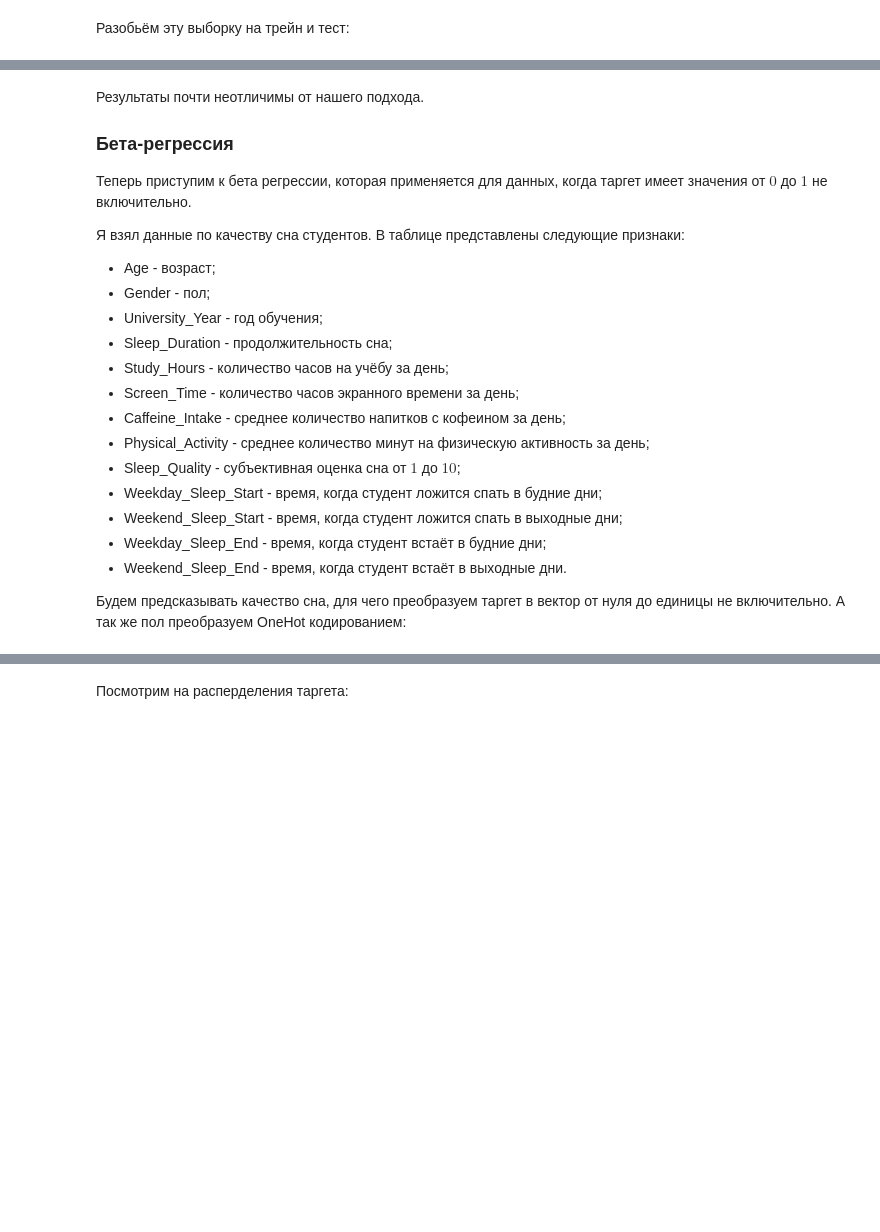
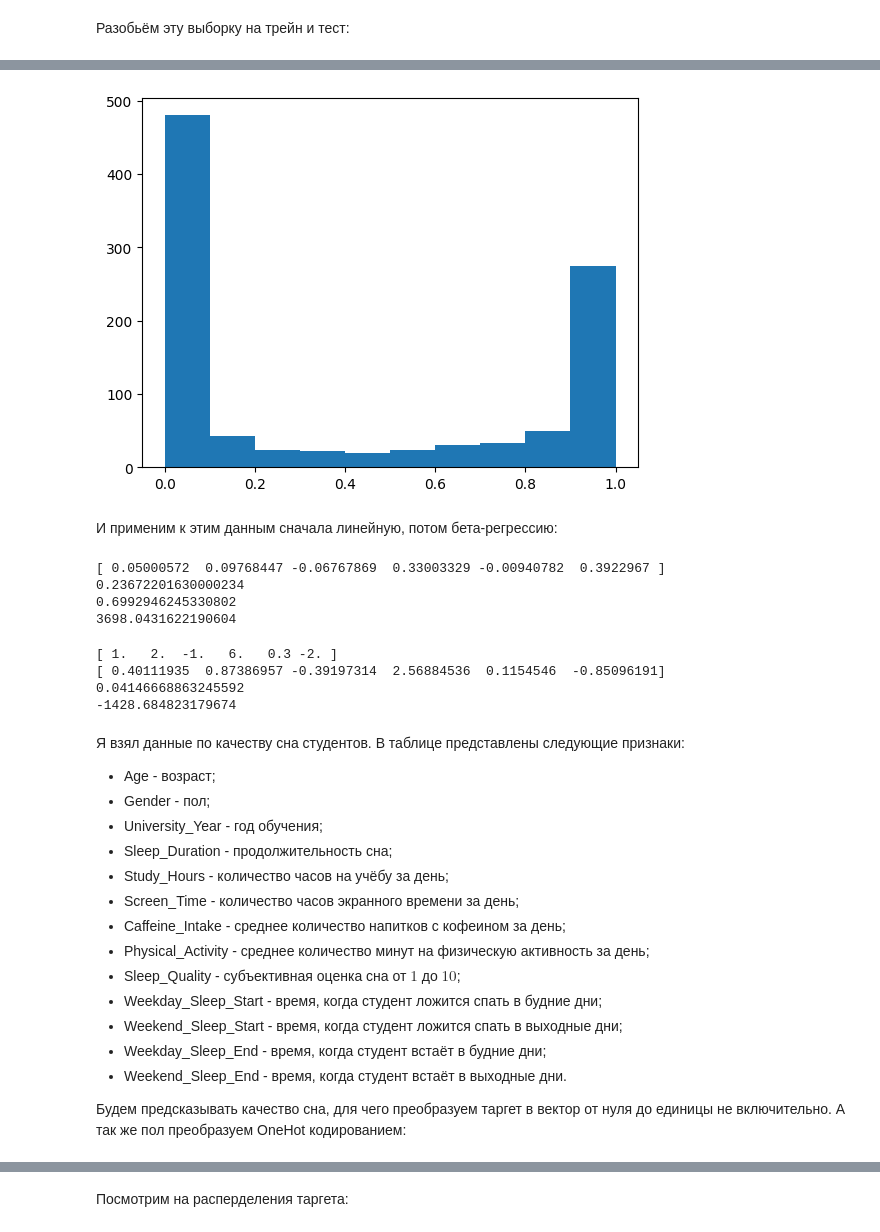
Before and after one commit to UnicornRed/GradientDescentBeta, a Jupyter notebook: stochastic_grad_desc.ipynb, the cells around one changed output, grey strips where cells are left out. Cells and saved outputs as stored; diff of their text form; code cells hidden in the pictures; blank space fills up the shorter version.

```diff
--- a/stochastic_grad_desc.ipynb
+++ b/stochastic_grad_desc.ipynb
@@ -704,10 +752,47 @@ print(
+# %%
+y_beta = logit_fun(np.hstack((scale(X), np.ones((n, 1)))).dot(w_true) + np.random.normal(0, 1, (n)))
+plt.hist(y_beta, bins=10)
+plt.show()
+# %% [output]
+[figure, added]
+# %% [markdown]
+И применим к этим данным сначала линейную, потом бета-регрессию:
+# %%
+X_beta_train, X_beta_test, y_beta_train, y_beta_test = train_test_split(
+    X, y_beta, test_size=0.25, random_state=42
+)
+
+reg_model_b = SGDLinearRegressor(StoperPoint(max_step=1000), alpha=1e-3, batch_size=64)
+reg_model_b = reg_model_b.fit(X_beta_train, y_beta_train)
+print(reg_model_b.W)
+y_pred_b = reg_model_b.predict(X_beta_test)
+print(root_mean_squared_error(y_beta_test, y_pred_b))
+print(
+    1
+    - (1 - r2_score(y_beta_test, y_pred_b))
+    * (len(y_beta_test) - 1)
+    / (len(y_beta_test) - X_beta_test.shape[1] - 1)
+)
+print(BIC(log_likelyhood_simple, reg_model_b.W, X_beta_test, y_beta_test))
+# %% [output]
+[ 0.05000572  0.09768447 -0.06767869  0.33003329 -0.00940782  0.3922967 ]
+0.23672201630000234
+0.6992946245330802
+3698.0431622190604
+# %%
+beta_reg_model = SGDBetaRegressor(StoperPoint(1e-3, max_step=1000), alpha=1e-3, batch_size=64)
+beta_reg_model = beta_reg_model.fit(X_beta_train, y_beta_train)
+print(w_true)
+print(beta_reg_model.W)
+y_beta_pred_model = beta_reg_model.predict(X_beta_test)
+print(root_mean_squared_error(y_beta_test, y_beta_pred_model, sample_weight=(1 + beta_reg_model.phi) / (y_beta_pred_model * (1 - y_beta_pred_model))))
+print(BIC(log_likelyhood_beta, np.hstack((beta_reg_model.phi, beta_reg_model.W)), X_beta_test, y_beta_test))
+# %% [output]
+[ 1.   2.  -1.   6.   0.3 -2. ]
+[ 0.40111935  0.87386957 -0.39197314  2.56884536  0.1154546  -0.85096191]
+0.04146668863245592
+-1428.684823179674
 # %% [markdown]
-Результаты почти неотличимы от нашего подхода.
-
-### Бета-регрессия
-
-Теперь приступим к бета регрессии, которая применяется для данных, когда таргет имеет значения от $0$ до $1$ не включительно.
-
 Я взял данные по качеству сна студентов. В таблице представлены следующие признаки:
 
 - Age - возраст;
```
Also changed, not shown: parts of 15 cells of this notebook, 6 other files.
